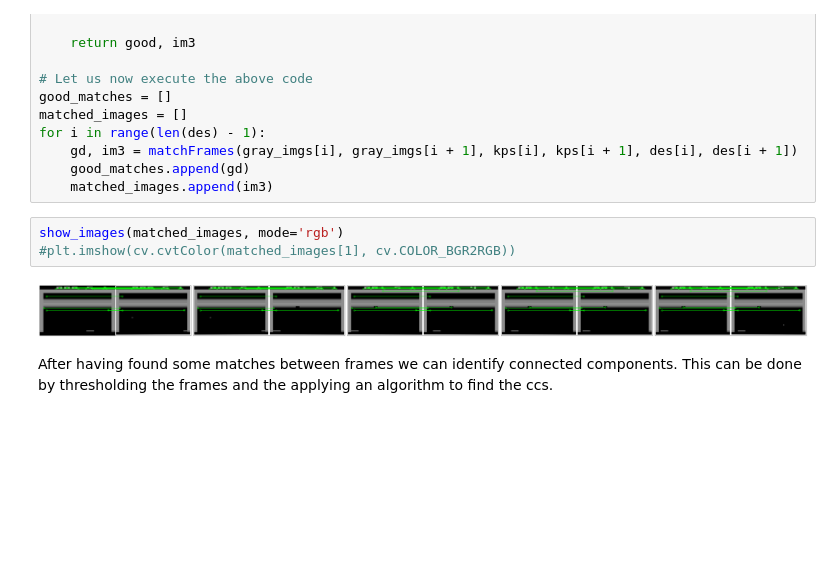
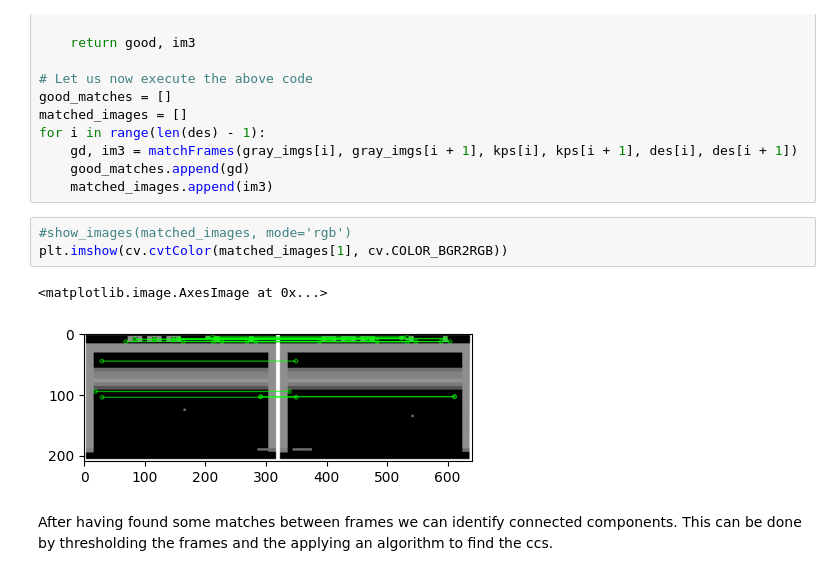
Before and after one commit to frasor02/SIV-Project, a Jupyter notebook: processing/processing.ipynb, the cells around one changed output. Cells and saved outputs as stored; diff of their text form; blank space fills up the shorter version.

```diff
--- a/processing/processing.ipynb
+++ b/processing/processing.ipynb
@@ -142,10 +158,11 @@ for i in range(len(des) - 1):
     good_matches.append(gd)
     matched_images.append(im3)
 # %%
-show_images(matched_images, mode='rgb')
-#plt.imshow(cv.cvtColor(matched_images[1], cv.COLOR_BGR2RGB))
+#show_images(matched_images, mode='rgb')
+plt.imshow(cv.cvtColor(matched_images[1], cv.COLOR_BGR2RGB))
 # %% [output]
+<matplotlib.image.AxesImage at 0x...>
-[figure, old version]
+[figure, new version]
 # %% [markdown]
 After having found some matches between frames we can identify connected components.
 This can be done by thresholding the frames and the applying an algorithm to find the ccs.
```
Also changed, not shown: parts of 15 cells of this notebook, 6 other files.
